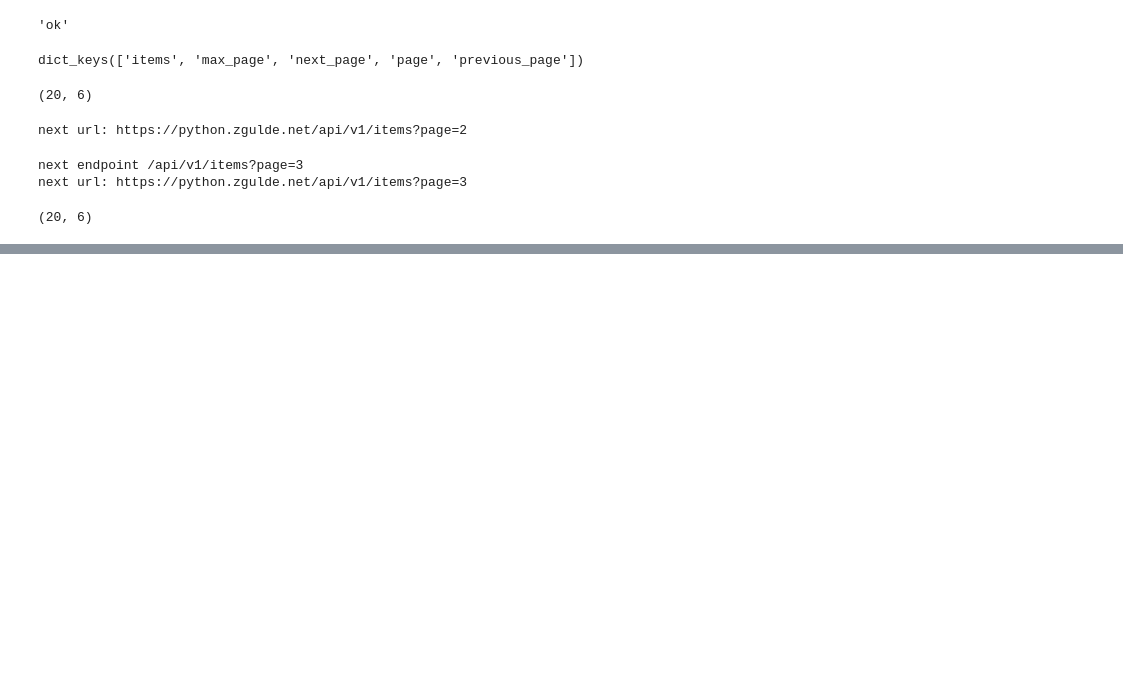
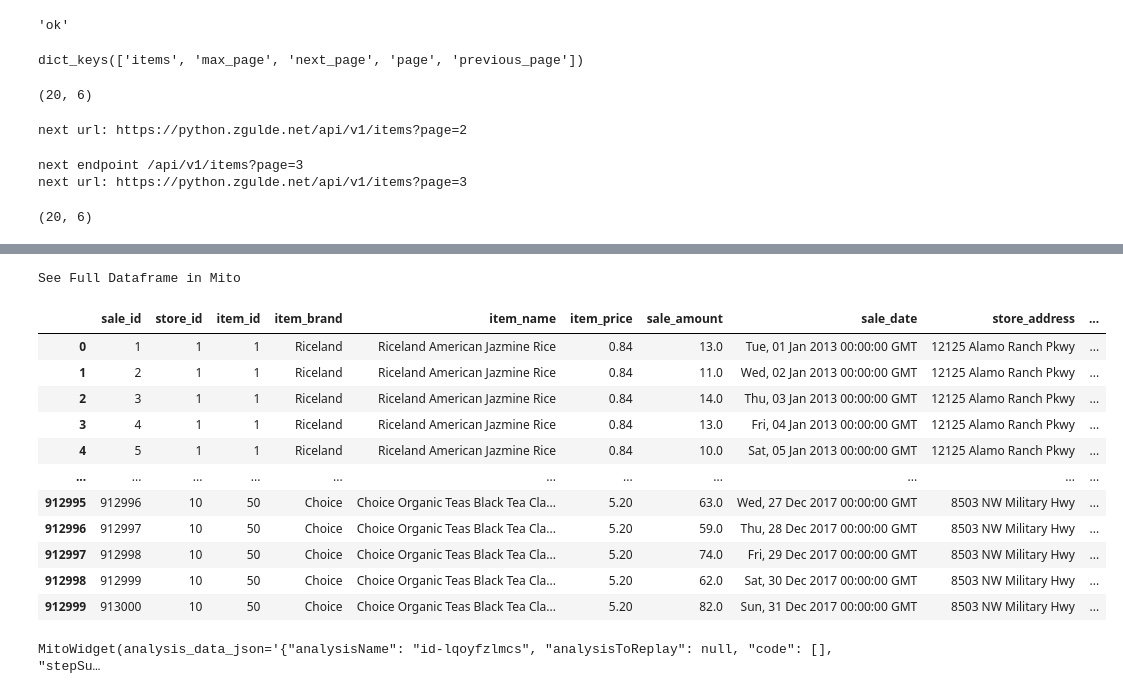
Before and after one commit to nicholas-dougherty/time-series-exercises, a Jupyter notebook: items.ipynb, the cells around one changed output, grey strips where cells are left out. Drawn from its saved outputs; the diff is of its cells as text; code cells hidden in the pictures; blank space fills up the shorter version.

```diff
--- a/items.ipynb
+++ b/items.ipynb
@@ -177,0 +340,43 @@ for item in range(1, n + page_n):
+# %%
+def get_combined_df(use_cache=True):
+    '''
+    This function creates a request from the REST API at https://api.data.codeup.com/api/v1/stores
+    and transforms the response into a pandas dataframe named items. It then saves the data as a csv file.
+    '''
+    # If the cached parameter is True, read the csv file on disk in the same folder as this file
+    if os.path.exists('sales_stores_items.csv') and use_cache:
+        print('Using cached CSV')
+        return pd.read_csv('sales_stores_items.csv')
+
+    #Otherwise, create the DF using previous cached CSVs.
+    print('Using cached CSVs to created a dataframe')
+
+    #hashes can be removed in case of error. Used to check status.
+    sales = get_sales_df()
+    #print('SALES')
+    #print(sales.shape)
+    #print(sales.columns)
+    stores = get_stores_df()
+    #print('STORES')
+    #print(stores.shape)
+    #print(stores.columns)
+    #print('ITEMS')
+    items = get_items_df()
+    #print(items.shape)
+    #print(items.columns)
+
+    # I went back to my previous function and renamed the columns items and sale to their appropriate ids, so now these can be merged
+    print('combining sales and stores on store_id')
+    #sales_stores = sales.merge(stores, how='inner', on='store_id')
+    cronenberg = sales.merge(stores, on='store_id')
+
+    print('combining again on item_id')
+    combined_df = cronenberg.merge(items, how='inner', on='item_id')
+
+    print('Dataframe ready, sending to a CSV')
+    # CSV from CVS
+    combined_df.to_csv('sales_stores_items.csv')
+
+    return combined_df
+# %%
+combined_df = get_combined_df()
@@ -177,0 +385,16 @@ for item in range(1, n + page_n):
+# %%
+combined_df
+# %% [output]
+See Full Dataframe in Mito
+|  | sale_id | store_id | item_id | item_brand | item_name | item_price | sale_amount | sale_date | store_address | ... |
+| 0 | 1 | 1 | 1 | Riceland | Riceland American Jazmine Rice | 0.84 | 13.0 | Tue, 01 Jan 2013 00:00:00 GMT | 12125 Alamo Ranch Pkwy | ... |
+| 1 | 2 | 1 | 1 | Riceland | Riceland American Jazmine Rice | 0.84 | 11.0 | Wed, 02 Jan 2013 00:00:00 GMT | 12125 Alamo Ranch Pkwy | ... |
+| 2 | 3 | 1 | 1 | Riceland | Riceland American Jazmine Rice | 0.84 | 14.0 | Thu, 03 Jan 2013 00:00:00 GMT | 12125 Alamo Ranch Pkwy | ... |
+| 3 | 4 | 1 | 1 | Riceland | Riceland American Jazmine Rice | 0.84 | 13.0 | Fri, 04 Jan 2013 00:00:00 GMT | 12125 Alamo Ranch Pkwy | ... |
+| 4 | 5 | 1 | 1 | Riceland | Riceland American Jazmine Rice | 0.84 | 10.0 | Sat, 05 Jan 2013 00:00:00 GMT | 12125 Alamo Ranch Pkwy | ... |
+| ... | ... | ... | ... | ... | ... | ... | ... | ... | ... | ... |
+| 912995 | 912996 | 10 | 50 | Choice | Choice Organic Teas Black Tea Cla... | 5.20 | 63.0 | Wed, 27 Dec 2017 00:00:00 GMT | 8503 NW Military Hwy | ... |
+| 912996 | 912997 | 10 | 50 | Choice | Choice Organic Teas Black Tea Cla... | 5.20 | 59.0 | Thu, 28 Dec 2017 00:00:00 GMT | 8503 NW Military Hwy | ... |
+| 912997 | 912998 | 10 | 50 | Choice | Choice Organic Teas Black Tea Cla... | 5.20 | 74.0 | Fri, 29 Dec 2017 00:00:00 GMT | 8503 NW Military Hwy | ... |
+| 912998 | 912999 | 10 | 50 | Choice | Choice Organic Teas Black Tea Cla... | 5.20 | 62.0 | Sat, 30 Dec 2017 00:00:00 GMT | 8503 NW Military Hwy | ... |
+| 912999 | 913000 | 10 | 50 | Choice | Choice Organic Teas Black Tea Cla... | 5.20 | 82.0 | Sun, 31 Dec 2017 00:00:00 GMT | 8503 NW Military Hwy | ... |
@@ -177,0 +408,5 @@ for item in range(1, n + page_n):
+# %%
+import mitosheet
+mitosheet.sheet(combined_df, analysis_to_replay="id-lqoyfzlmcs")
+# %% [output]
+MitoWidget(analysis_data_json='{"analysisName": "id-lqoyfzlmcs", "analysisToReplay": null, "code": [], "stepSu…
```
Also changed, not shown: parts of 22 cells of this notebook, 2 other files.
